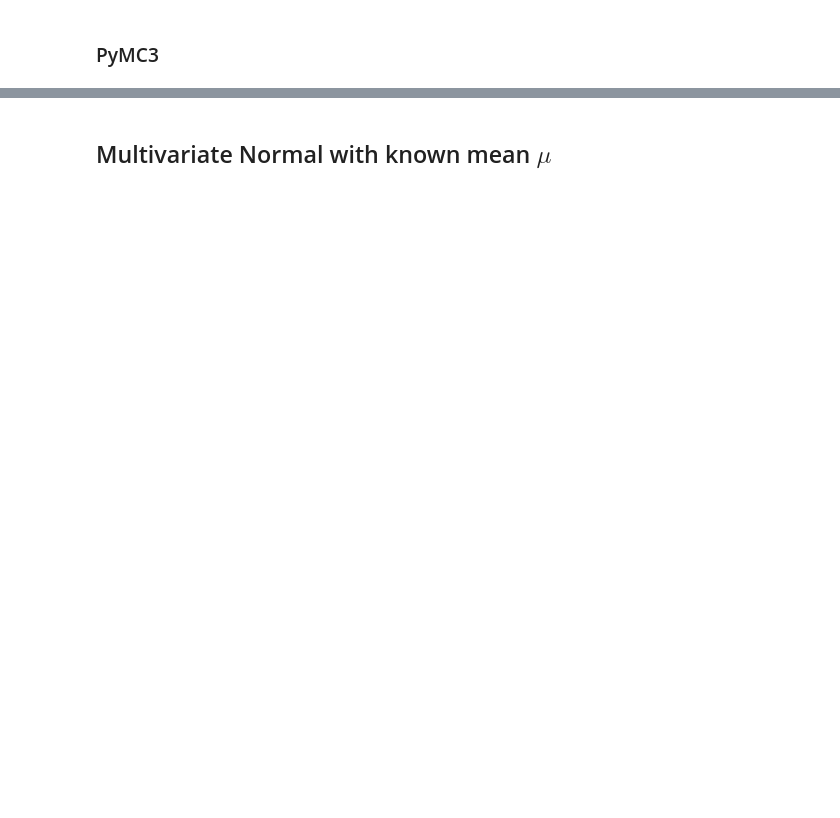
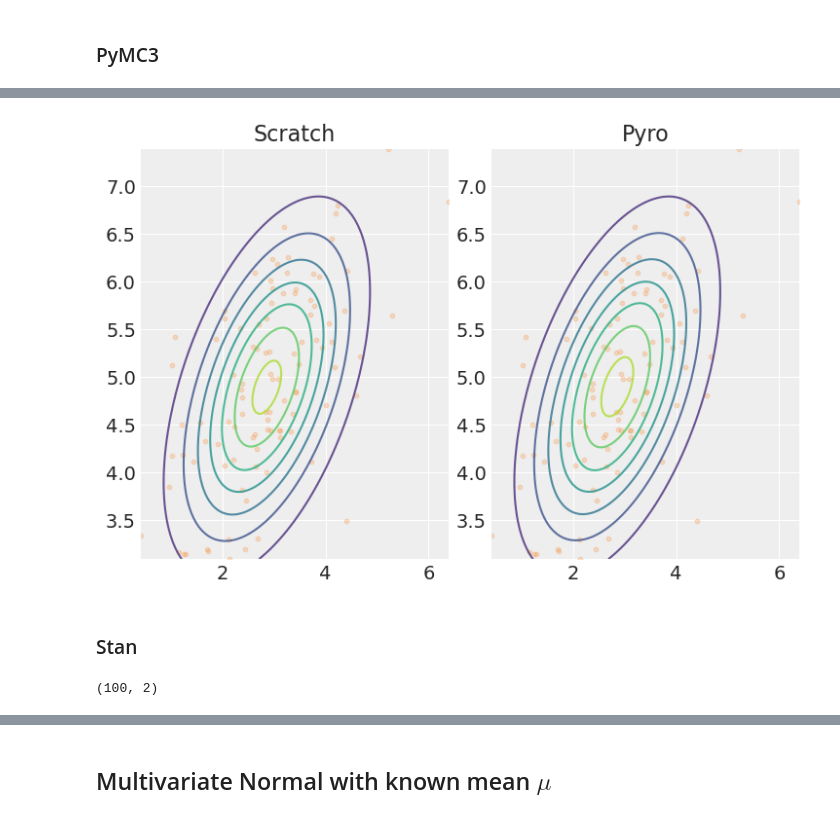
Before and after one commit to patrick-pagni/whats_your_bench, a Jupyter notebook: notebooks/conjugate-priors.ipynb, the cells around one changed output, grey strips where cells are left out. Cells and saved outputs as stored; diff of their text form; code cells hidden in the pictures; blank space fills up the shorter version.

```diff
--- a/notebooks/conjugate-priors.ipynb
+++ b/notebooks/conjugate-priors.ipynb
@@ -463,0 +471,44 @@ ValueError: operands could not be broadcast together with shapes (1,1000) (2,)
+# %%
+def pyro_model():
+    mu = pyro.sample("mu", pyro_dist.MultivariateNormal(torch.Tensor([1, 1]), torch.Tensor([[1,0],[0,1]])))
+
+    with pyro.plate("data", X.shape[0]):
+        pyro.sample("obs", pyro_dist.MultivariateNormal(torch.Tensor(mu), torch.Tensor(cov)), obs = torch.Tensor(X))
+
+kernel = pyro.infer.NUTS(pyro_model)
+
+mcmc = pyro.infer.MCMC(kernel, num_samples = 1000, warmup_steps = 200)
+mcmc.run()
+
+hmc_samples = {k: v.detach().cpu().numpy() for k, v in mcmc.get_samples().items()}
+# %%
+pp_mean = hmc_samples["mu"].mean(axis = 0)
+
+# Set up the grid
+fig, ax = plt.subplots(ncols = 2)
+
+z1 = np.linspace(X[:, 0].min(), X[:, 0].max(), 100)
+z2 = np.linspace(X[:, 1].min(), X[:, 1].max(), 100)
+x, y = np.meshgrid(z1, z2)
+pos = np.dstack((x, y))
+
+# Exact calculation
+ax[0].contour(x, y, predictive.pdf(pos), alpha = 0.8)
+ax[0].scatter(X[:, 0], X[:, 1], 10, alpha = 0.2, color = "C1")
+
+ax[0].set_title("Scratch")
+
+#Pymc params
+ax[1].contour(x, y, stats.multivariate_normal.pdf(pos, mean = pp_mean, cov = cov), alpha = 0.8)
+ax[1].scatter(X[:, 0], X[:, 1], 10, alpha = 0.2, color = "C1")
+ax[1].set_title("Pyro")
+
+plt.show();
+# %% [output]
+[figure, added]
+# %% [markdown]
+### Stan
+# %%
+X2.shape
+# %% [output]
+(100, 2)
```
Also changed, not shown: parts of 17 cells of this notebook, 1 other file.
